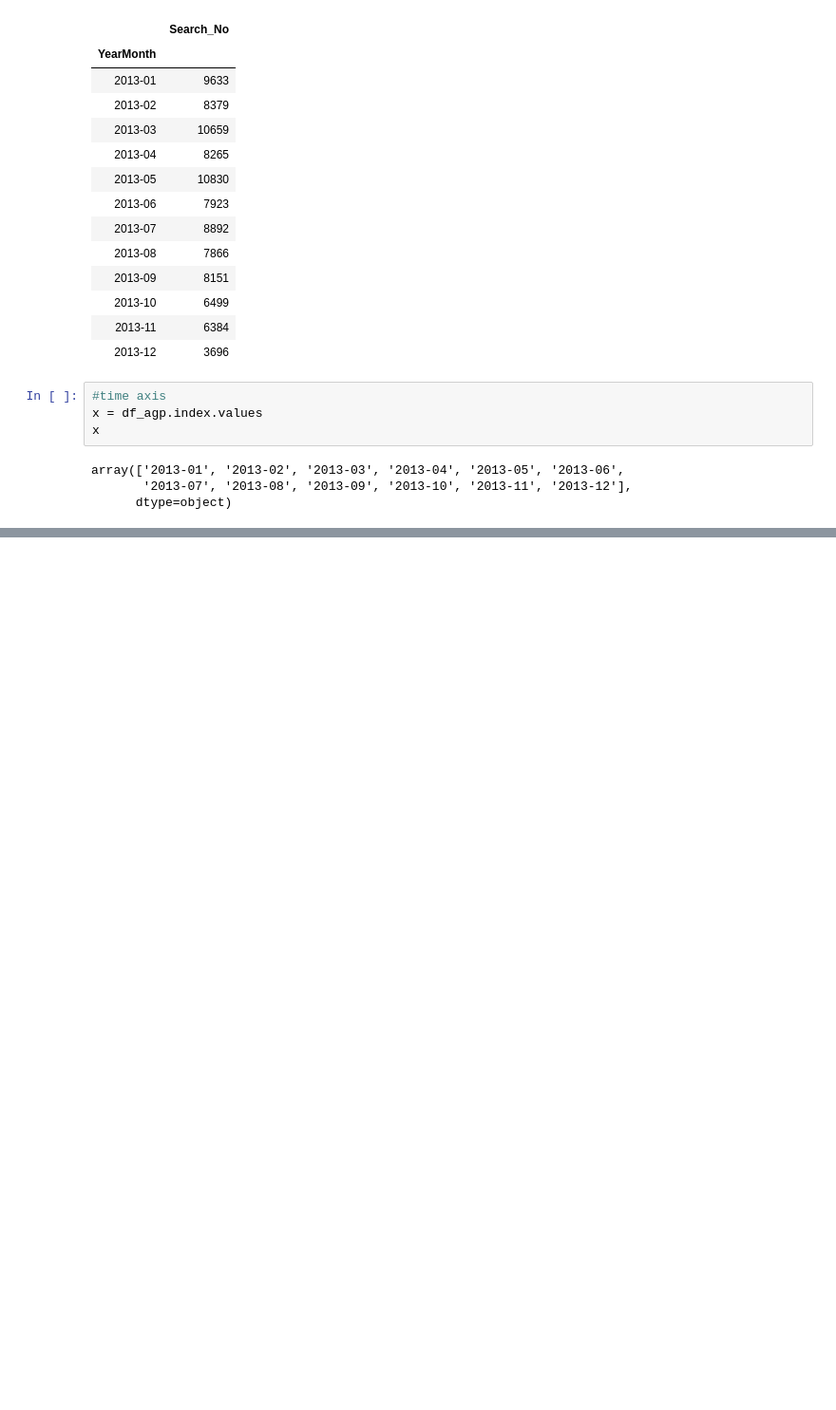
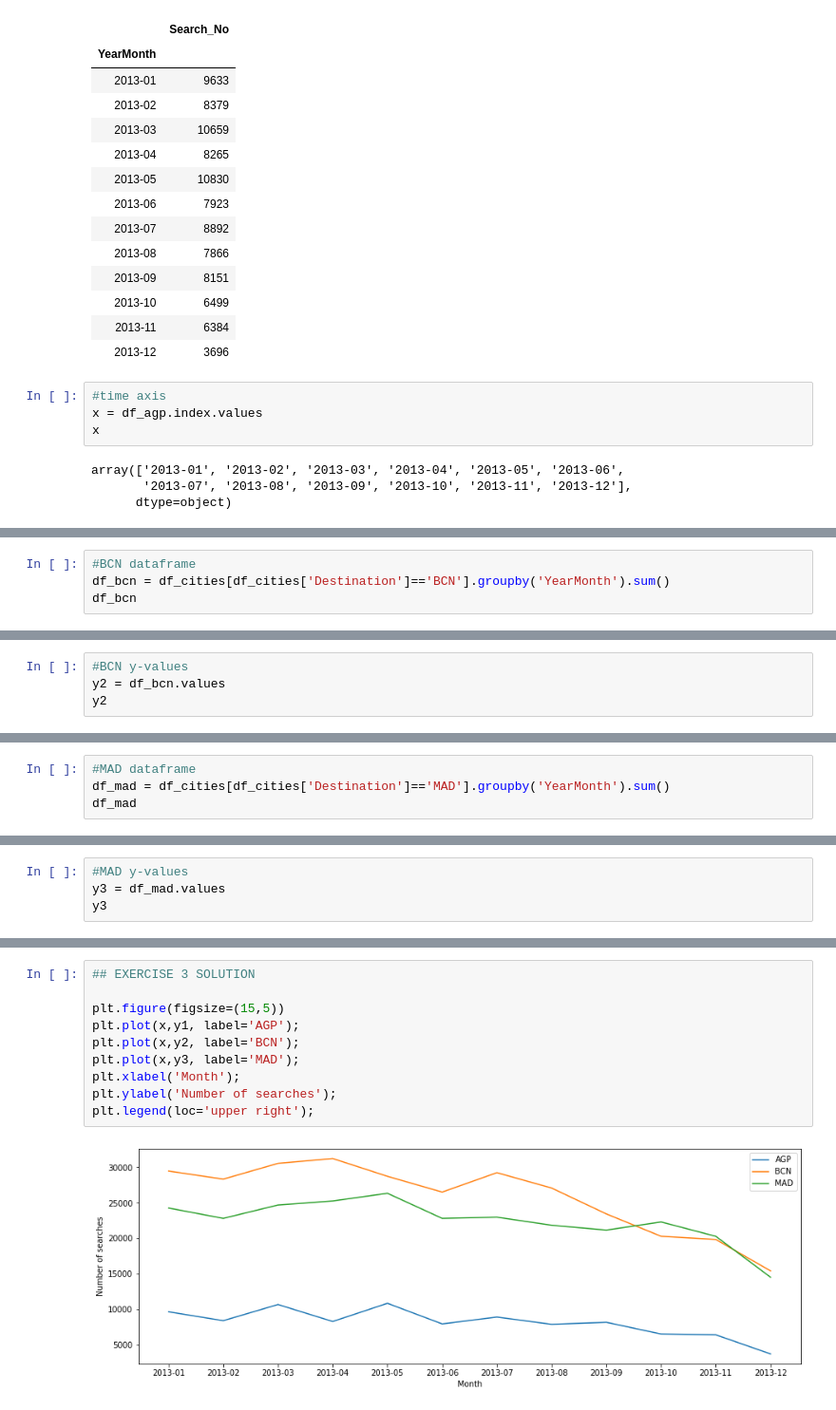
Before and after one commit to daniel-isidro/amadeus_challenge, a Jupyter notebook: amadeus_challenge.ipynb, the cells around one changed output, grey strips where cells are left out. Shown: that part at 95% size. Cells and saved outputs as stored; diff of their text form; blank space fills up the shorter version.

Commit message:
solution to exercise 3

```diff
--- a/amadeus_challenge.ipynb
+++ b/amadeus_challenge.ipynb
@@ -512,3 +513,7 @@ array([[ 9633],
        [ 6499],
        [ 6384],
        [ 3696]])
+# %%
+#BCN dataframe
+df_bcn = df_cities[df_cities['Destination']=='BCN'].groupby('YearMonth').sum()
+df_bcn
@@ -514,0 +535,4 @@ array([[ 9633],
+# %%
+#BCN y-values
+y2 = df_bcn.values
+y2
@@ -514,0 +552,4 @@ array([[ 9633],
+# %%
+#MAD dataframe
+df_mad = df_cities[df_cities['Destination']=='MAD'].groupby('YearMonth').sum()
+df_mad
@@ -514,0 +571,4 @@ array([[ 9633],
+# %%
+#MAD y-values
+y3 = df_mad.values
+y3
@@ -514,0 +588,12 @@ array([[ 9633],
+# %%
+## EXERCISE 3 SOLUTION
+
+plt.figure(figsize=(15,5))
+plt.plot(x,y1, label='AGP');
+plt.plot(x,y2, label='BCN');
+plt.plot(x,y3, label='MAD');
+plt.xlabel('Month');
+plt.ylabel('Number of searches');
+plt.legend(loc='upper right');
+# %% [output]
+[figure, added]
```
Also changed, not shown: parts of 5 cells of this notebook.
